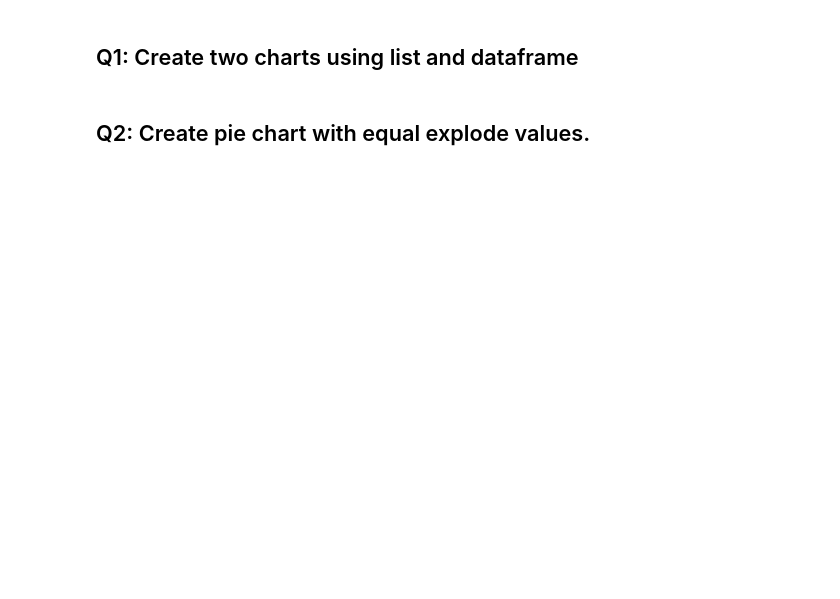
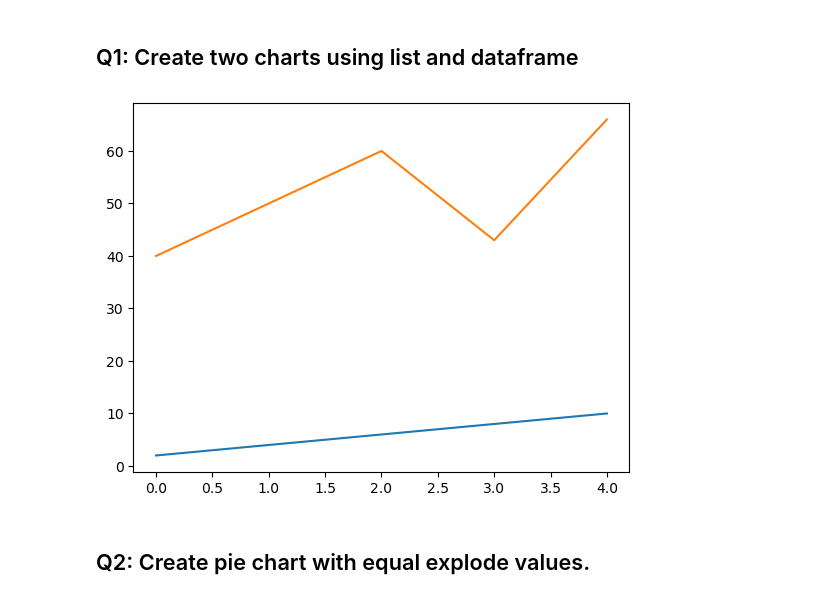
Before and after one commit to Tuwaiq-Data-Science-Bootcamp/Day8-Lab1-Matplotlib, a Jupyter notebook: Day#8_Matplotlib_Assignment.ipynb, the cells around one changed output. Cells and saved outputs as stored; diff of their text form; code cells hidden in the pictures; blank space fills up the shorter version.

```diff
--- a/Day#8_Matplotlib_Assignment.ipynb
+++ b/Day#8_Matplotlib_Assignment.ipynb
@@ -4,5 +4,11 @@ import pandas as pd
 import matplotlib.pyplot as plt
 # %% [markdown]
 ## Q1: Create two charts using list and dataframe
+# %%
+plt.plot([2,4,6,8,10])
+
+plt.plot(pd.DataFrame([40,50,60,43,66]));
+# %% [output]
+[figure, added]
 # %% [markdown]
 ## Q2: Create pie chart with equal explode values.
```
Also changed, not shown: parts of 5 cells of this notebook.
